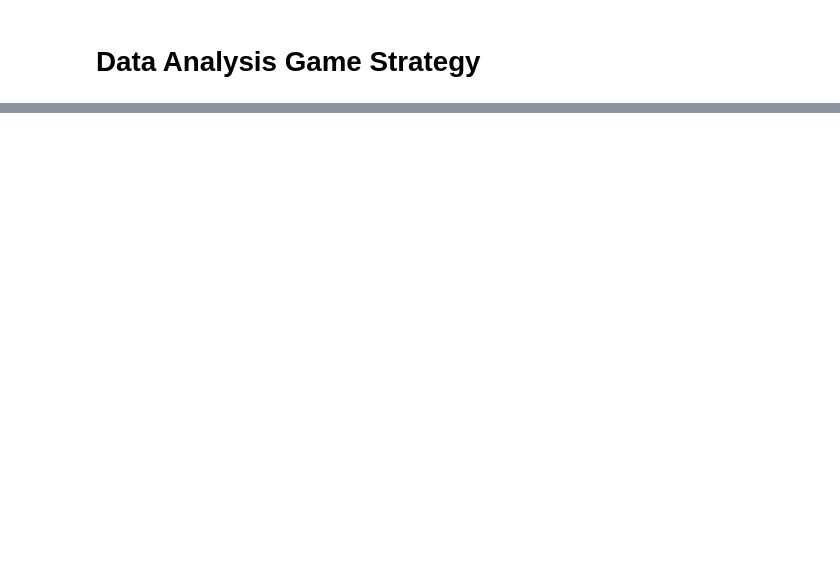
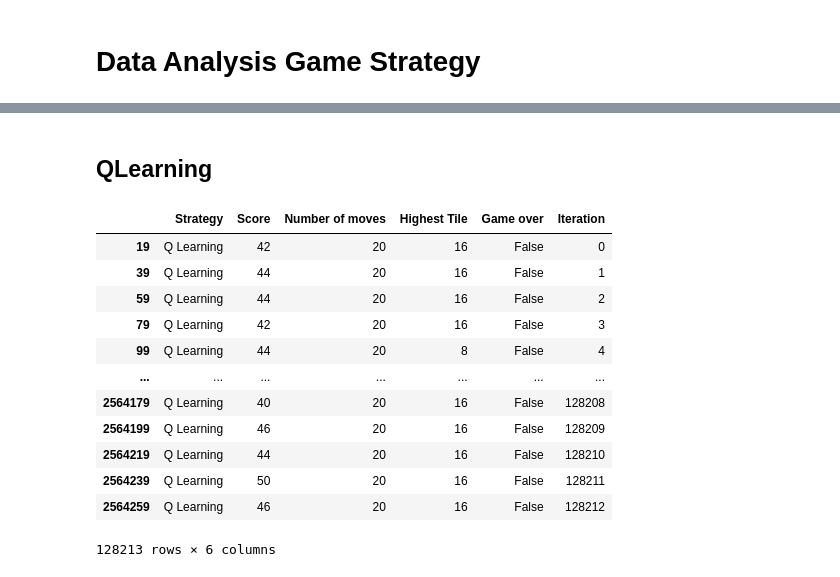
Before and after one commit to TomWartm/game_2048, a Jupyter notebook: analysis.ipynb, the cells around one changed output, grey strips where cells are left out. Drawn from its saved outputs; the diff is of its cells as text; code cells hidden in the pictures; blank space fills up the shorter version.

```diff
--- a/analysis.ipynb
+++ b/analysis.ipynb
@@ -28,0 +29,20 @@ max(df['Number of moves'])
+# %% [markdown]
+## QLearning
+# %%
+df_q = df[df['Strategy']=='Q Learning']
+df_q = df_q[df_q['Number of moves'] == 20]
+df_q
+# %% [output]
+|  | Strategy | Score | Number of moves | Highest Tile | Game over | Iteration |
+| 19 | Q Learning | 42 | 20 | 16 | False | 0 |
+| 39 | Q Learning | 44 | 20 | 16 | False | 1 |
+| 59 | Q Learning | 44 | 20 | 16 | False | 2 |
+| 79 | Q Learning | 42 | 20 | 16 | False | 3 |
+| 99 | Q Learning | 44 | 20 | 8 | False | 4 |
+| ... | ... | ... | ... | ... | ... | ... |
+| 2564179 | Q Learning | 40 | 20 | 16 | False | 128208 |
+| 2564199 | Q Learning | 46 | 20 | 16 | False | 128209 |
+| 2564219 | Q Learning | 44 | 20 | 16 | False | 128210 |
+| 2564239 | Q Learning | 50 | 20 | 16 | False | 128211 |
+| 2564259 | Q Learning | 46 | 20 | 16 | False | 128212 |
+128213 rows × 6 columns
```
Also changed, not shown: parts of 5 cells of this notebook, 6 other files.
